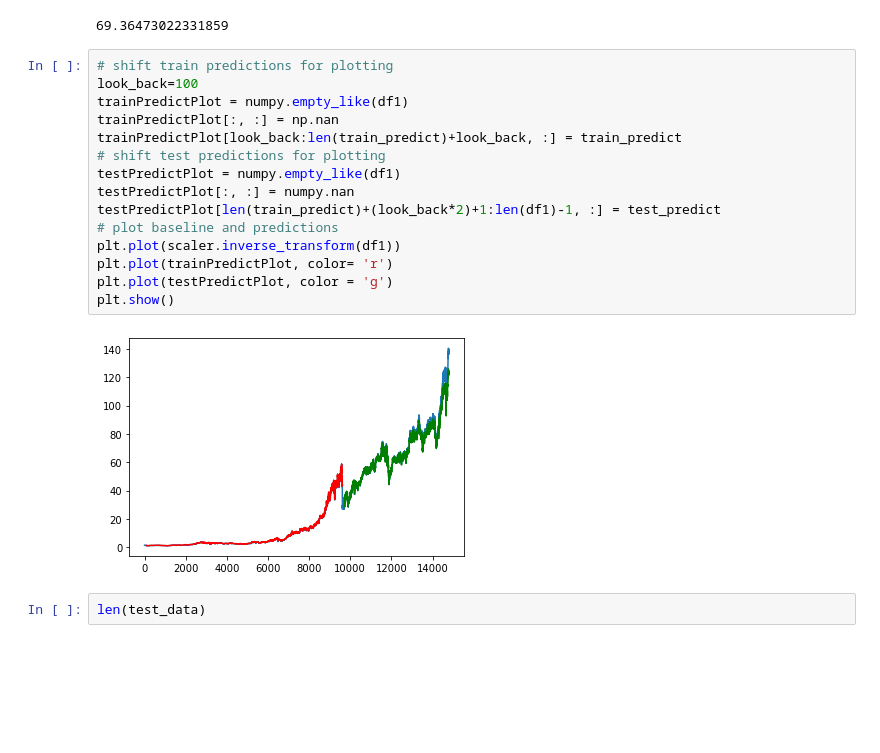
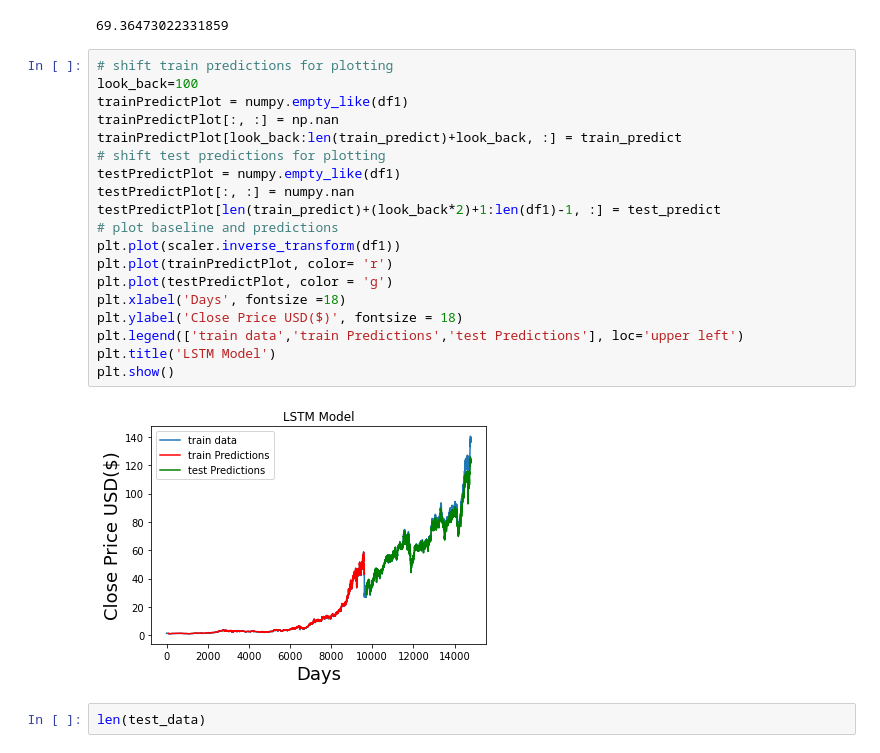
Before and after one commit to girishkonanki/konanki, a Jupyter notebook: LSTM_FUTURE_PREDICTION.ipynb, the cells around one changed output. Saved outputs shown, nothing was run; the diff lists cells and outputs as text; blank space fills up the shorter version.

```diff
--- a/LSTM_FUTURE_PREDICTION.ipynb
+++ b/LSTM_FUTURE_PREDICTION.ipynb
@@ -221,20 +221,24 @@ math.sqrt(mean_squared_error(y_test,test_predict))
 # %%
 # shift train predictions for plotting
 look_back=100
 trainPredictPlot = numpy.empty_like(df1)
 trainPredictPlot[:, :] = np.nan
 trainPredictPlot[look_back:len(train_predict)+look_back, :] = train_predict
 # shift test predictions for plotting
 testPredictPlot = numpy.empty_like(df1)
 testPredictPlot[:, :] = numpy.nan
 testPredictPlot[len(train_predict)+(look_back*2)+1:len(df1)-1, :] = test_predict
 # plot baseline and predictions
 plt.plot(scaler.inverse_transform(df1))
 plt.plot(trainPredictPlot, color= 'r')
 plt.plot(testPredictPlot, color = 'g')
+plt.xlabel('Days', fontsize =18)
+plt.ylabel('Close Price USD($)', fontsize = 18)
+plt.legend(['train data','train Predictions','test Predictions'], loc='upper left')
+plt.title('LSTM Model')
 plt.show()
 # %% [output]
-[figure, old version]
+[figure, new version]
 # %%
 len(test_data)
 # %% [output]
```
Also changed, not shown: 1 other file.
